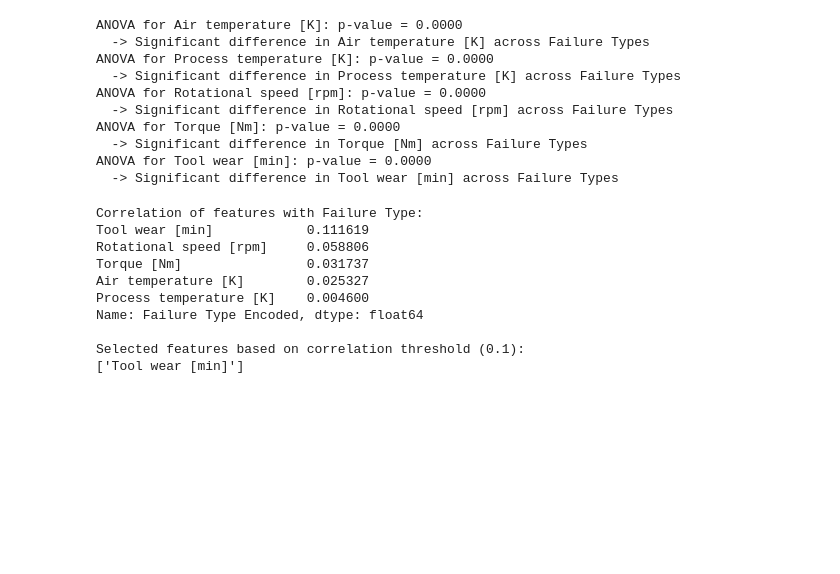
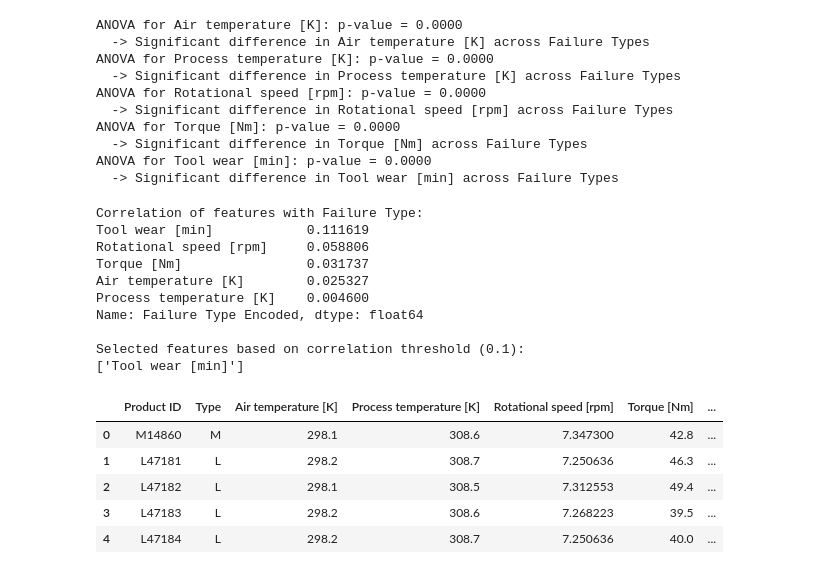
Before and after one commit to Ananddd06/Beginner_to_Advance_Machine_Learning_for_Freshers, a Jupyter notebook: 06.EDA/EDA_Examples_For_Understanding/Predictive_Machinary_Maintainance.ipynb, the cells around one changed output. Drawn from its saved outputs; the diff is of its cells as text; code cells hidden in the pictures; blank space fills up the shorter version.

```diff
--- a/06.EDA/EDA_Examples_For_Understanding/Predictive_Machinary_Maintainance.ipynb
+++ b/06.EDA/EDA_Examples_For_Understanding/Predictive_Machinary_Maintainance.ipynb
@@ -278,3 +278,12 @@ Name: Failure Type Encoded, dtype: float64
 
 Selected features based on correlation threshold (0.1):
 ['Tool wear [min]']
+# %%
+df.head()
+# %% [output]
+|  | Product ID | Type | Air temperature [K] | Process temperature [K] | Rotational speed [rpm] | Torque [Nm] | ... |
+| 0 | M14860 | M | 298.1 | 308.6 | 7.347300 | 42.8 | ... |
+| 1 | L47181 | L | 298.2 | 308.7 | 7.250636 | 46.3 | ... |
+| 2 | L47182 | L | 298.1 | 308.5 | 7.312553 | 49.4 | ... |
+| 3 | L47183 | L | 298.2 | 308.6 | 7.268223 | 39.5 | ... |
+| 4 | L47184 | L | 298.2 | 308.7 | 7.250636 | 40.0 | ... |
```
Also changed, not shown: parts of 3 cells of this notebook.
